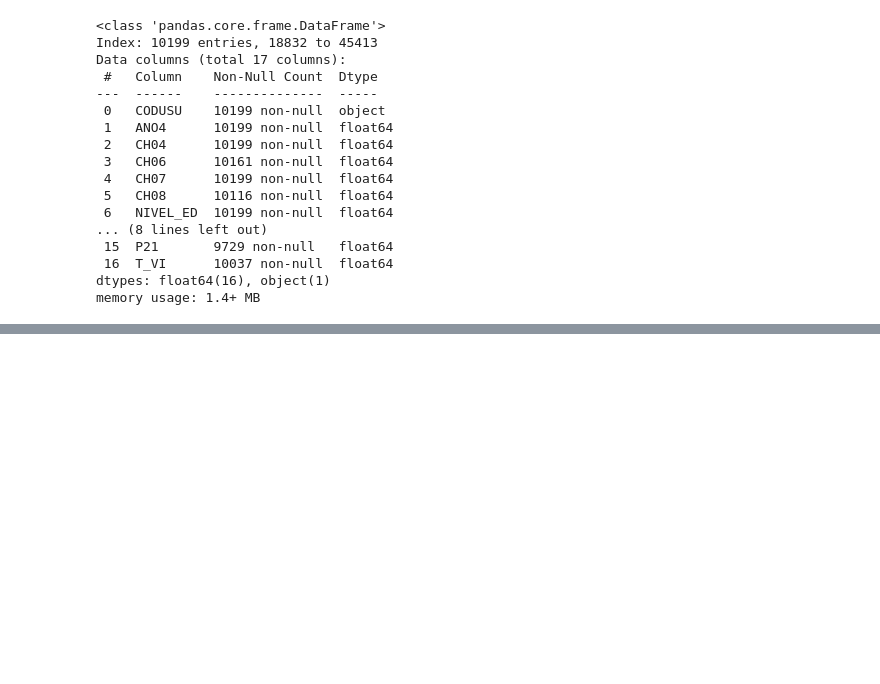
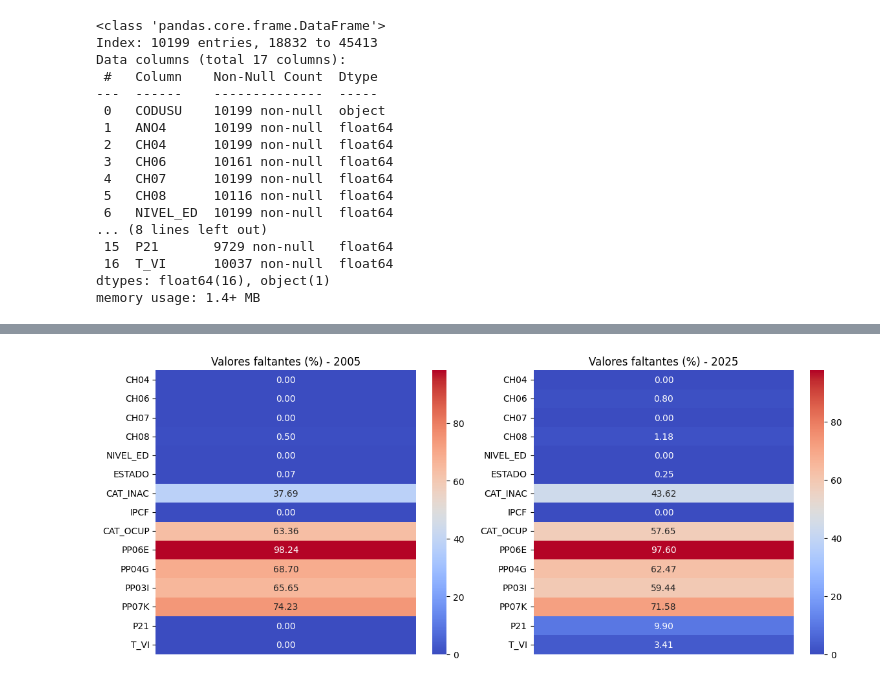
Before and after one commit to StefanoPistoia/Big-Data-Grupo-2, a Jupyter notebook: TP2/BigData_TP2_Grupo2.ipynb, the cells around one changed output, grey strips where cells are left out. Saved outputs shown, nothing was run; the diff lists cells and outputs as text; code cells hidden in the pictures; blank space fills up the shorter version.

```diff
--- a/TP2/BigData_TP2_Grupo2.ipynb
+++ b/TP2/BigData_TP2_Grupo2.ipynb
@@ -589,0 +611,3 @@ db_recorte.sample(20)
+# %%
+db_recorte.drop(columns=['index'],inplace=True)
+db_recorte.set_index('ANO4',inplace = True)
@@ -589,0 +621,25 @@ db_recorte.sample(20)
+# %%
+# Contar NaN por año y columna en porcentaje
+na_counts = db_recorte.groupby("ANO4").apply(lambda x: x.isna().mean() * 100)
+
+# Crear subplots (1 fila, 2 columnas)
+fig, axes = plt.subplots(1, 2, figsize=(12, 5))
+
+# Iterar sobre los años
+for i, year in enumerate([2005, 2025]):
+    sns.heatmap(
+        na_counts.loc[year].to_frame(),  # convierto a fila única
+        annot=True, fmt=".2f",           # decimales
+        cmap="coolwarm",
+        cbar=True,                       # dejo la barra de colores en %
+        ax=axes[i]
+    )
+    axes[i].set_title(f"Valores faltantes (%) - {year}")
+    axes[i].set_ylabel("")  # saco el label del eje Y
+    axes[i].set_xticks([])
+
+plt.tight_layout()
+plt.savefig('heatmap_individuos_nulos.png')
+plt.show()
+# %% [output]
+[figure, added]
```
Also changed, not shown: parts of 25 cells of this notebook.
